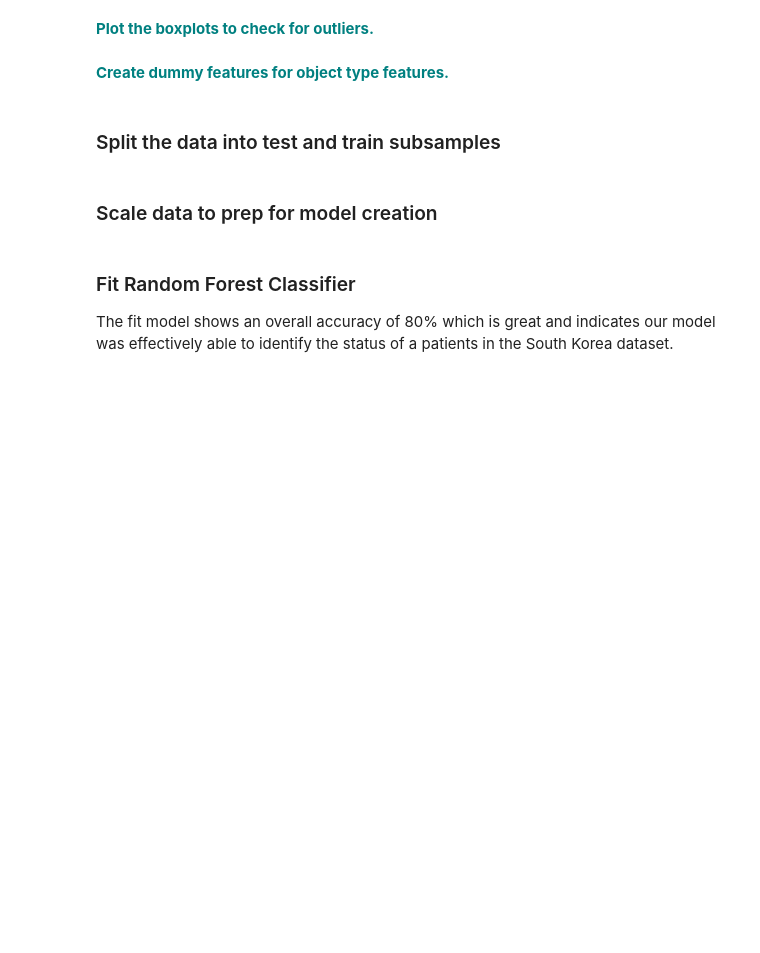
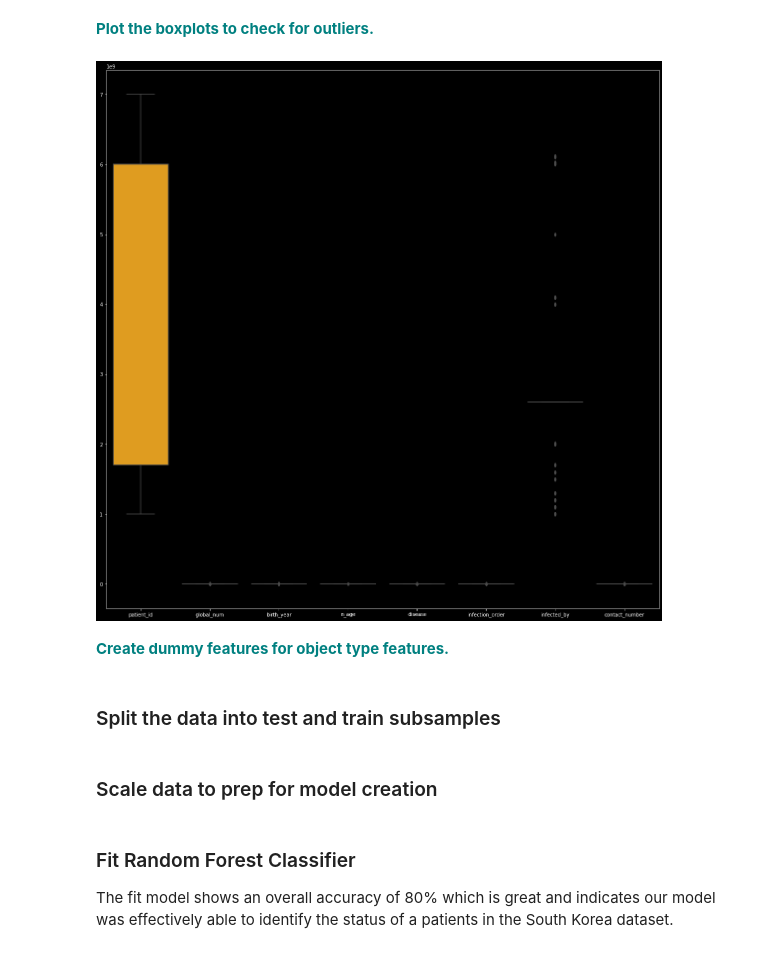
Before and after one commit to willkchan/Random-Forest-Covid-Cases-Practice, a Jupyter notebook: RandomForest_casestudy_covid19.ipynb, the cells around one changed output. Drawn from its saved outputs; the diff is of its cells as text; code cells hidden in the pictures; blank space fills up the shorter version.

```diff
--- a/RandomForest_casestudy_covid19.ipynb
+++ b/RandomForest_casestudy_covid19.ipynb
@@ -124,4 +323,10 @@ vn
 # %% [markdown]
 **<font color='teal'> Plot the boxplots to check for outliers. </font>**
+# %%
+plt.figure(figsize=(20,20))
+sns.boxplot(data=df, color='orange')
+plt.show()
+# %% [output]
+[figure, added]
 # %% [markdown]
 **<font color='teal'> Create dummy features for object type features. </font>**
```
Also changed, not shown: parts of 24 cells of this notebook, 2 other files.
